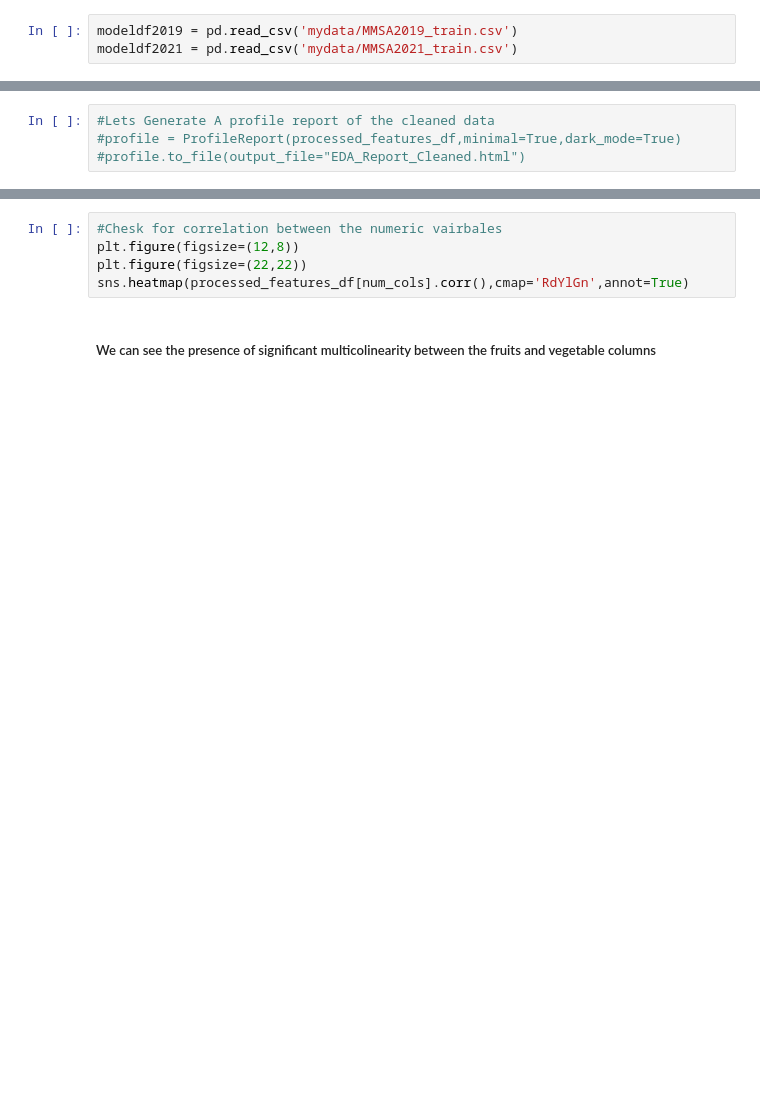
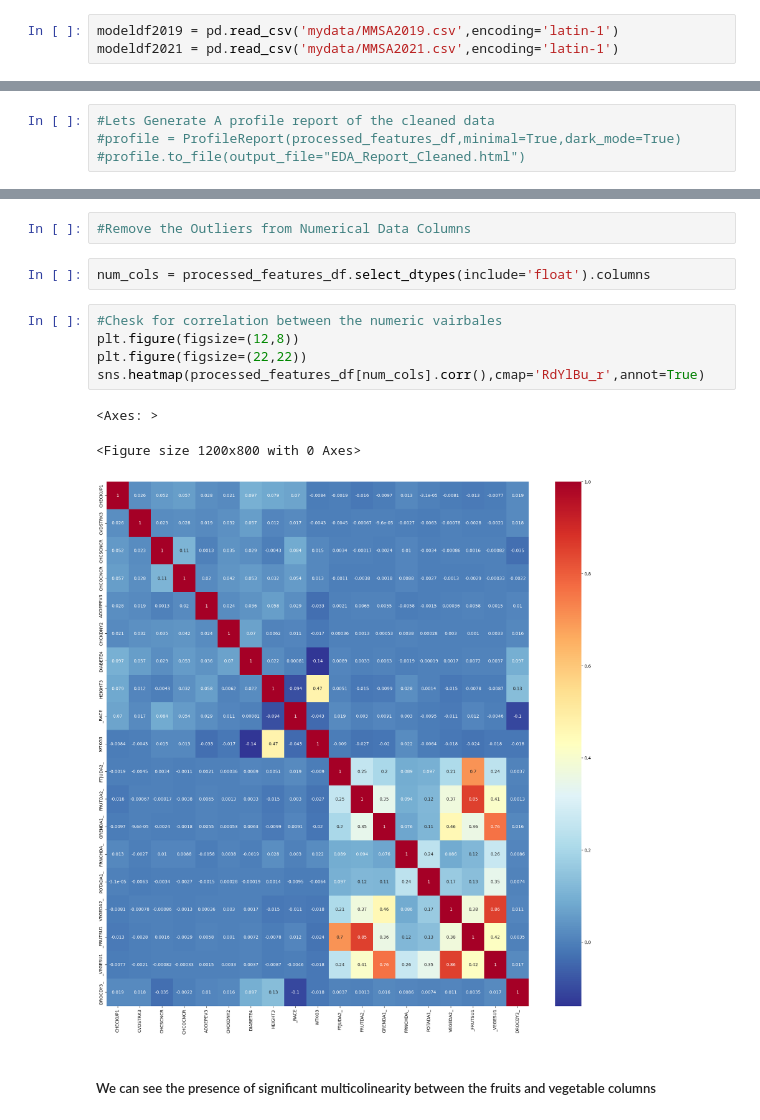
Before and after one commit to OBINNADINNEYA/BRFSS_BIGDATA_PROJECT, a Jupyter notebook: Data_Cleaning_2019_2021.ipynb, the cells around one changed output, grey strips where cells are left out. Drawn from its saved outputs; the diff is of its cells as text; blank space fills up the shorter version.

```diff
--- a/Data_Cleaning_2019_2021.ipynb
+++ b/Data_Cleaning_2019_2021.ipynb
@@ -29,8 +29,8 @@ from ydata_profiling import ProfileReport
 # %%
 %matplotlib inline
 # %%
-modeldf2019 = pd.read_csv('mydata/MMSA2019_train.csv')
-modeldf2021 = pd.read_csv('mydata/MMSA2021_train.csv')
+modeldf2019 = pd.read_csv('mydata/MMSA2019.csv',encoding='latin-1')
+modeldf2021 = pd.read_csv('mydata/MMSA2021.csv',encoding='latin-1')
 # %%
 #pd.set_option('display.max_columns', None)
 # %%
@@ -350,7 +500,15 @@ num_cols = processed_features_df.select_dtypes(include='float').columns
+# %%
+#Remove the Outliers from Numerical Data Columns
+# %%
+num_cols = processed_features_df.select_dtypes(include='float').columns
 # %%
 #Chesk for correlation between the numeric vairbales
 plt.figure(figsize=(12,8))
 plt.figure(figsize=(22,22))
-sns.heatmap(processed_features_df[num_cols].corr(),cmap='RdYlGn',annot=True)
+sns.heatmap(processed_features_df[num_cols].corr(),cmap='RdYlBu_r',annot=True)
+# %% [output]
+<Axes: >
+<Figure size 1200x800 with 0 Axes>
+[figure, added]
-# %% [markdown]
-##### We can see the presence of significant multicolinearity between the fruits and vegetable columns
+# %% [markdown]
+##### We can see the presence of significant multicolinearity between the fruits and vegetable columns
```
Also changed, not shown: parts of 27 cells of this notebook, 1 other file.
